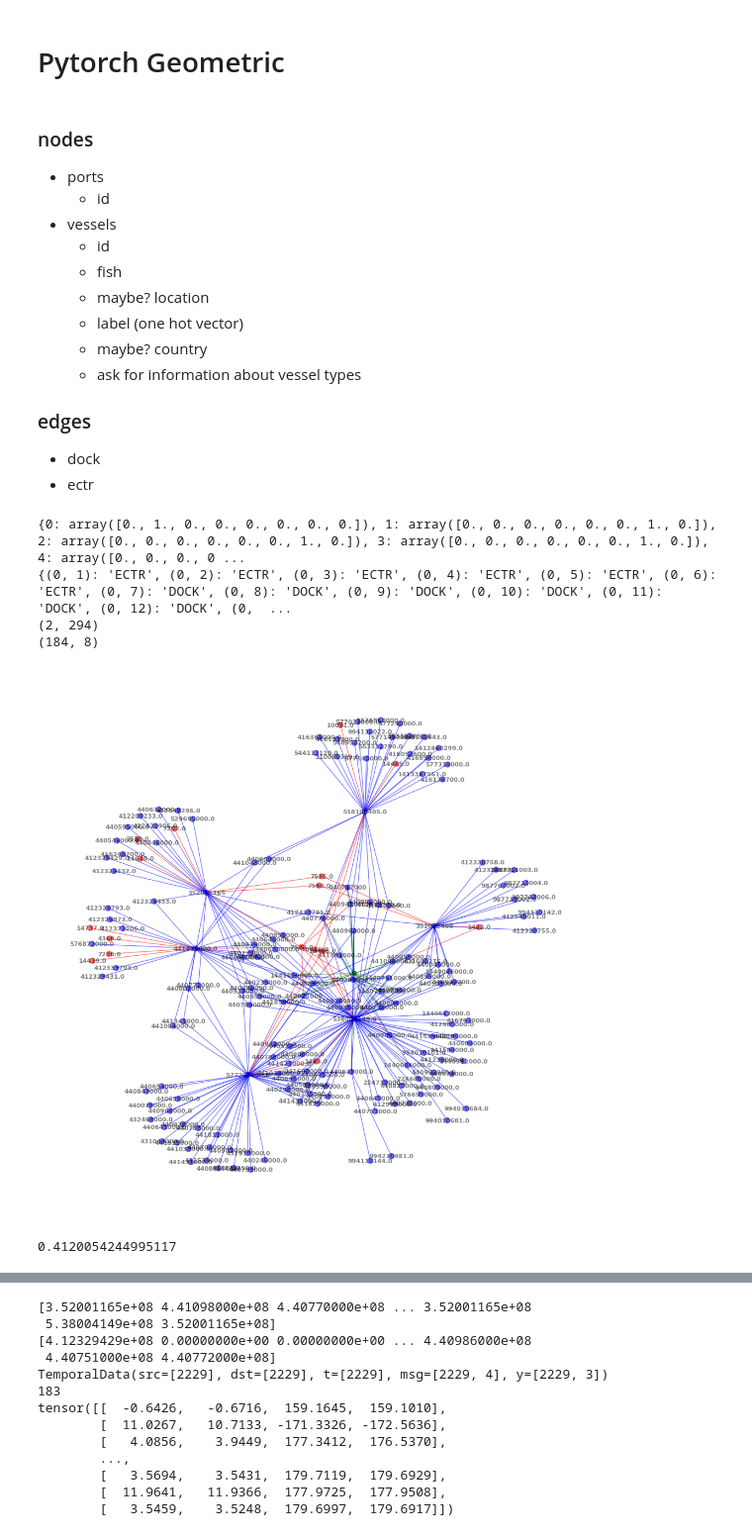
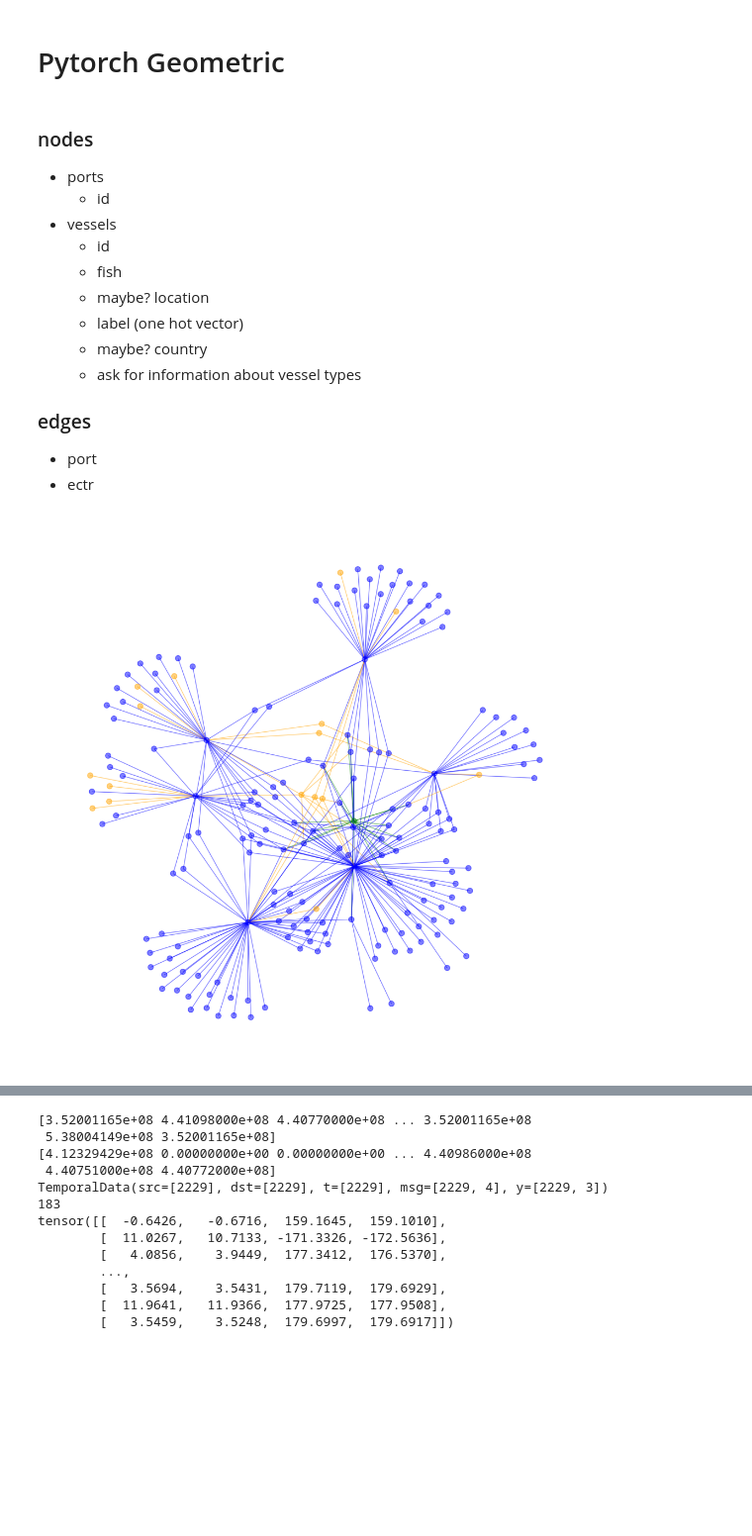
Before and after one commit to mattalajas/GEODE2025, a Jupyter notebook: practice.ipynb, the cells around one changed output, grey strips where cells are left out. Shown: that part at 99% size. Cells and saved outputs as stored; diff of their text form; code cells hidden in the pictures; blank space fills up the shorter version.

```diff
--- a/practice.ipynb
+++ b/practice.ipynb
@@ -266,7 +266,7 @@ deg = degree
 	* ask for information about vessel types
 
 ### edges
-* dock
+* port
 * ectr
 # %%
 import networkx as nx
@@ -294,7 +294,7 @@ node_att_map = {node: ind for ind, node in enumerate(set(data_vessels['label']))
 node_att_map['Port'] = len(node_att_map)
 node_att_map['NA'] = len(node_att_map)
 node_att_map['Fish'] = len(node_att_map)
-edge_att_map = {'ECTR': 0, 'FISH': 1, 'DOCK': 2}
+edge_att_map = {'ECTR': 0, 'FISH': 1, 'PORT': 2}
 eye = np.eye(len(node_att_map))
 
 for ind, data in data_events.iterrows():
@@ -322,45 +322,35 @@ for ind, data in data_events.iterrows():
     elif not np.isnan(port):
         G.add_node(port, name = 'port', label = 'Port',
                    one_hot = eye[node_att_map['Port']])
-        G.add_edge(init_vessel, port, event = 'DOCK', color = 'red')
-        n_colormap[port] = 'red'
+        G.add_edge(init_vessel, port, event = 'PORT', color = 'orange')
+        n_colormap[port] = 'orange'
 
     else:
         G.add_edge(init_vessel, 0, event = event, color = 'green')
         n_colormap[0] = 'green'
 
 G.nodes[0]['one_hot'] = eye[node_att_map['Fish']]
 
 mapping = {node: ind for ind, node in enumerate(G.nodes)}
 rev_map = {ind: node for ind, node in enumerate(G.nodes)}
 
 H = nx.relabel_nodes(G, mapping, copy = True)
 
 node_att = nx.get_node_attributes(H, 'one_hot')
 edge_att = nx.get_edge_attributes(H, 'event')
-print(node_att)
-print(edge_att)
 
 x = np.array(list(node_att.values()))
 edge_index = np.array(H.edges()).T
-print(edge_index.shape)
-print(x.shape)
 
 import matplotlib.pyplot as plt
 pos = nx.spring_layout(G, seed = 1123)
 plt.figure(1, figsize=(10,10))
 e_colors = [G[u][v]['color'] for u,v in G.edges()]
-nx.draw(G, pos, node_color = n_colormap.values(), edge_color = e_colors, node_size=50, alpha=0.5, with_labels = True, font_size = 8, font_weight = 'bold')
+nx.draw(G, pos, node_color = n_colormap.values(), edge_color = e_colors, node_size=50, alpha=0.5, with_labels = False, font_size = 8, font_weight = 'bold')
 plt.axis('off')
 plt.show()
 
 
 t1 = time.time()
-print(t1-t0)
 # %% [output]
-{0: array([0., 1., 0., 0., 0., 0., 0., 0.]), 1: array([0., 0., 0., 0., 0., 0., 1., 0.]), 2: array([0., 0., 0., 0., 0., 0., 1., 0.]), 3: array([0., 0., 0., 0., 0., 0., 1., 0.]), 4: array([0., 0., 0., 0 ...
-{(0, 1): 'ECTR', (0, 2): 'ECTR', (0, 3): 'ECTR', (0, 4): 'ECTR', (0, 5): 'ECTR', (0, 6): 'ECTR', (0, 7): 'DOCK', (0, 8): 'DOCK', (0, 9): 'DOCK', (0, 10): 'DOCK', (0, 11): 'DOCK', (0, 12): 'DOCK', (0,  ...
-(2, 294)
-(184, 8)
-[figure, old version]
+[figure, new version]
-0.4120054244995117
```
Also changed, not shown: parts of 2 cells of this notebook, 5 other files.
